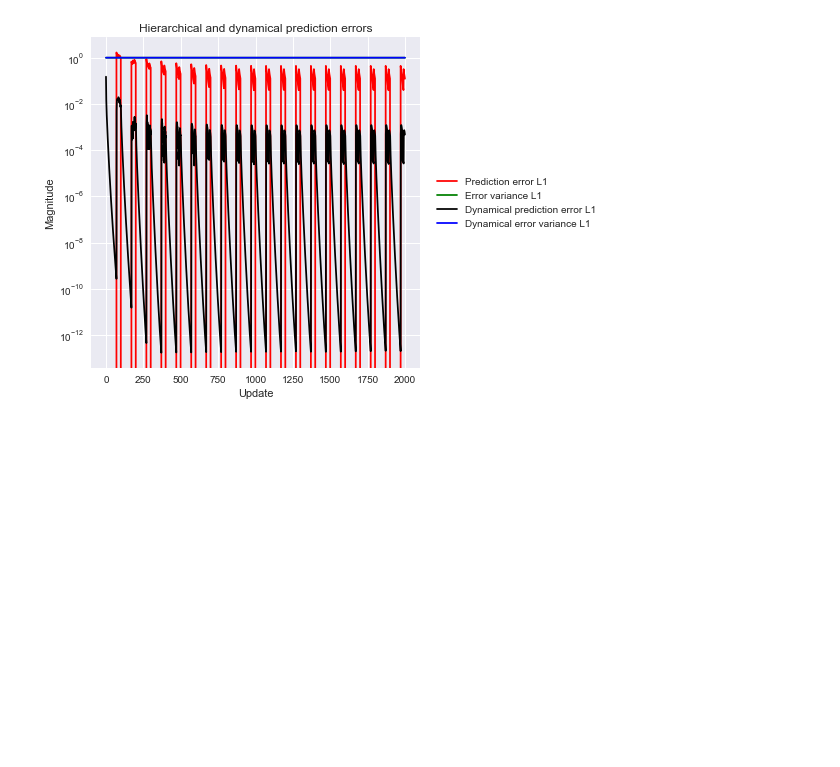
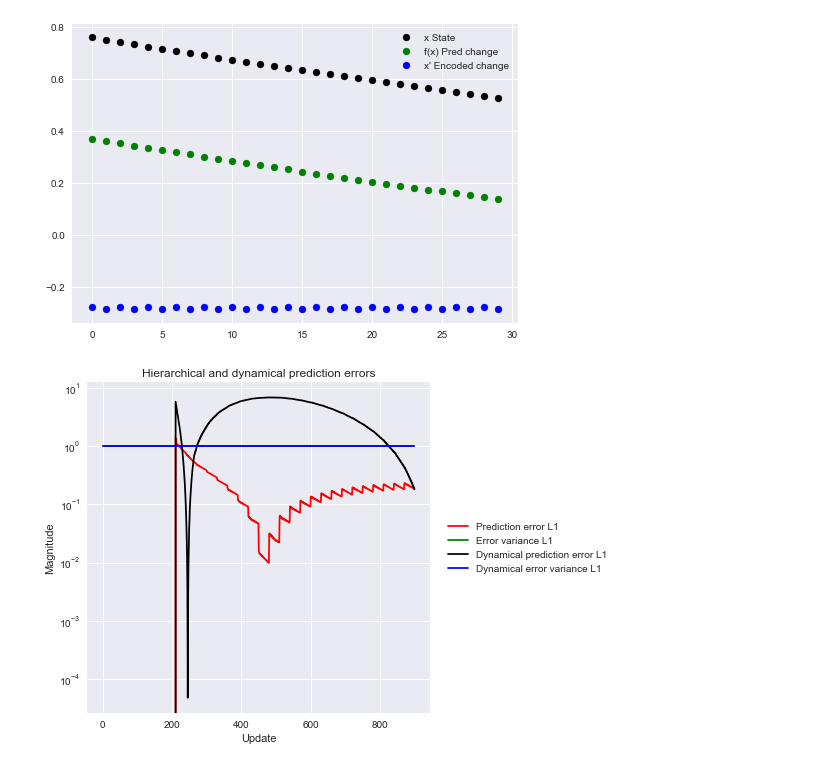
Before and after one commit to andreofner/pyGPC, a Jupyter notebook: demo.ipynb, the cells around one changed output. Drawn from its saved outputs; the diff is of its cells as text; code cells hidden in the pictures; blank space fills up the shorter version.

```diff
--- a/demo.ipynb
+++ b/demo.ipynb
@@ -4,11 +4,14 @@
 """
 Dynamical generalized predictive coding on circles dataset
 
-A simple demonstration of
+A simple demonstration (two layer model with a single hidden unit)
 - learning generalized coordinates from discrete sensory data
-- hierarchical prediction in generalized coordinates: predicting these state coordinates from a higher layer
-- hierarchical prediction in generalized coordinates: training hidden states to predict their own motion (Neural ODE with generalised coordinates instead of recurrent connectivity)
-
+- hierarchical prediction in generalized coordinates:
+        - predicting state coordinates from a higher layer
+        - couples latent states to lower causes (or sensory inputs)
+- hierarchical prediction in generalized coordinates:
+        - training hidden states to predict their own motion
+        - this couples orders of latent state dynamics
 """
 
 import matplotlib.pyplot as plt
@@ -20,15 +23,12 @@ import MovingMNIST as MovingMNIST
 from model_circles import *
 from circles_dataset import *
 
-# todo correct the autoregressive extrapolation of dynamical hidden prediction:
-#   it's now a residual layer, i.e. we have to add x + f(x) to generate x(t+1)
-
 train_set = torch.from_numpy(get_dataset(get_dataset_args())['x']).transpose(0,1)
 
 # hierarchical net
 GEN_COORDS = 3
-cause_sizes = [2, 0]
-hidden_sizes = [0, 32]
+cause_sizes = [1, 0]
+hidden_sizes = [0, 1]
 net = GPC_net(b_size=BATCH_SIZE, dynamical_net=False,
               cause_sizes=cause_sizes, hidden_sizes=hidden_sizes,
               gen_coords=GEN_COORDS)
@@ -40,11 +40,10 @@ err_h1, err_h2, err_h3 = [], [], []
 colors, lines = ["black", "yellow", "orange", "red", "brown", "purple"], []
 
 INTERPOLATE = False
-INTERPOLATION_START = 10
+INTERPOLATION_START = 30
 INTERPOLATION_END = INTERPOLATION_START + GEN_COORDS-1
 INTERPOLATION_EPOCH = 0
-FINAL_EPOCH = 20
-
+FINAL_EPOCH = 1
 
 for epoch in range(FINAL_EPOCH):
     train_loader = torch.utils.data.DataLoader(dataset=train_set,
@@ -61,39 +60,35 @@ for epoch in range(FINAL_EPOCH):
             data = data/2
 
             if True:
-                data[:,0] = id / INTERPOLATION_END
-                data[:,1] = data[:,1]*10
+                data = data[:,:1]
 
             VIDEO = False
             if (id < INTERPOLATION_START): # optimize
-
-                if False:
-                    # predict and decode state motion -> new prior on current cause/hidden state
-                    net.layers[1].dyn_model.decode_dynamical_prediction() # predict hidden motion
-                    net.layers[1].dyn_model.decode_dynamical_hidden(t=1) # decode hidden motion
-                    net.layers[1].dyn_model.decode_dynamical_cause(t=1) # decode cause motion
-
                 for update in range(UPDATES):
 
-                    if False:
-                        # feed time step to state (control input)
-                        net.layers[1].states.hidd_state = net.layers[1].states.hidd_state.detach()
-                        net.layers[1].states.hidd_state[:,-32:] = net.layers[1].states.hidd_state[:,-32:]*0 + (id / INTERPOLATION_END)
-                        net.layers[1].states.hidd_state.requires_grad_()
+                    # step hierarchical net
+                    if id > GEN_COORDS * 2: # give the sensory layer some time to adjust at the start
+                        # step dynamical nets
+                        eg1, eh1, ed1, cg1, cd1 = net.layers[1].dyn_model.iterative_inference(updates=1, predict_hierarchical=False)
+                        e, _, _, ch, _ = net.iterative_inference(data, updates=1)
 
-                    # step dynamical nets
-                    eg1, eh1, ed1, cg1, cd1 = net.layers[1].dyn_model.iterative_inference(updates=1, predict_hierarchical=False)
+                        # plot inference updates
+                        if True and id == INTERPOLATION_START-1:
+                            state = net.layers[1].dyn_model.layers[0].states.hidd_state.detach()
+                            pred_change = net.layers[1].dyn_model.nets_d[0](state).detach()
+                            encoded_change = net.layers[1].dyn_model.layers[1].states.hidd_state.detach()
+                            l1 = plt.scatter(update, state[0,0], color="black", label="x State", alpha=(epoch+1)/FINAL_EPOCH)
+                            l2 = plt.scatter(update, pred_change[0,0], color="green", label="f(x) Pred change", alpha=(epoch+1)/FINAL_EPOCH)
+                            l3 = plt.scatter(update, encoded_change[0,0], color="blue", label="x' Encoded change", alpha=(epoch+1)/FINAL_EPOCH)
+
+                    else:
+                        eg1, eh1, ed1, cg1, cd1 = [0.], [0.], [0.], [1.], [1.]
+                        e, ch = [[0.]], [[1.]]
+
+                    errors, cov_h = errors + e, cov_h + ch
                     errors_d1, cov_d1 = errors_d1 + ed1, cov_d1 + cd1
                     err_g1, cov_g1 = err_g1 + eg1, cov_g1 + cg1
                     err_h1 = err_h1+eh1;
-
-                    # step hierarchical net
-                    if id > GEN_COORDS * 2: # give the sensory layer some time to adjust at the start
-                        e, _, _, ch, _ = net.iterative_inference(data, updates=1)
-                    else:
-                        e, ch = [[0.]], [[1.]]
-
-                    errors, cov_h = errors + e, cov_h + ch
 
                 # step dynamical nets
                 _, _, _, _, _ = net.layers[0].dyn_model.iterative_inference(data, updates=10)
@@ -116,38 +111,38 @@ for epoch in range(FINAL_EPOCH):
                 """Visualize dynamical prediction / motion of predicted local trajectory"""
                 # predict and overwrite hidden state dynamics
                 if True:
-                    net.layers[1].dyn_model.decode_dynamical_prediction()
-
+                    #net.layers[1].dyn_model.decode_dynamical_prediction()
                     # decode the predicted state motion # todo t
                     net.layers[1].dyn_model.decode_dynamical_hidden(t=time)
 
                 VIDEO = True
 
             # create video
             if VIDEO:
                 input, preds = plot_2D(net=net, img_size=IMG_SIZE, plot=False)
                 input = data.detach()[0]
                 vid_in.append(input.detach().numpy().reshape([IMG_SIZE]))
                 vid_p1.append(preds[0][0][0].reshape([IMG_SIZE])) # 1st predicted gen coord
                 vid_p2.append(preds[0][1][0].reshape([IMG_SIZE])) # 2nd predicted gen coord
                 vid_p3.append(preds[0][2][0].reshape([IMG_SIZE])) # 3rd predicted gen coord
 
                 state_coords = net.layers[0].dyn_model.layers[1].lower.states.cause_state[0].detach().numpy()
                 hidd_coords = net.layers[0].dyn_model.layers[1].lower.states.hidd_state[0].detach().numpy()
                 vid_gc_cause.append(state_coords)
                 vid_gc_hidden.append(hidd_coords)
 
             if id == INTERPOLATION_END: break
         if seq_id == INTERPOLATION_EPOCH: break
 
-
+plt.legend(handles=[l1,l2,l3])
 plt.show()
 
 """ Losses """
 if True:
     plot_graph(errors, errors_d1, errors_d2, errors_d3, cov_d1, cov_d2, cov_d3,cov_g1,
                cov_g2, cov_g3, err_g1, err_g2, err_g3, err_h1, err_h2, err_h3, cov_h,
                hierarchical=True, g_coords=False, dynamical=True)
 # %% [output]
-[figure, old version]
+[figure, new version]
+[figure, added]
 # %%
```
Also changed, not shown: parts of 1 cell of this notebook.
